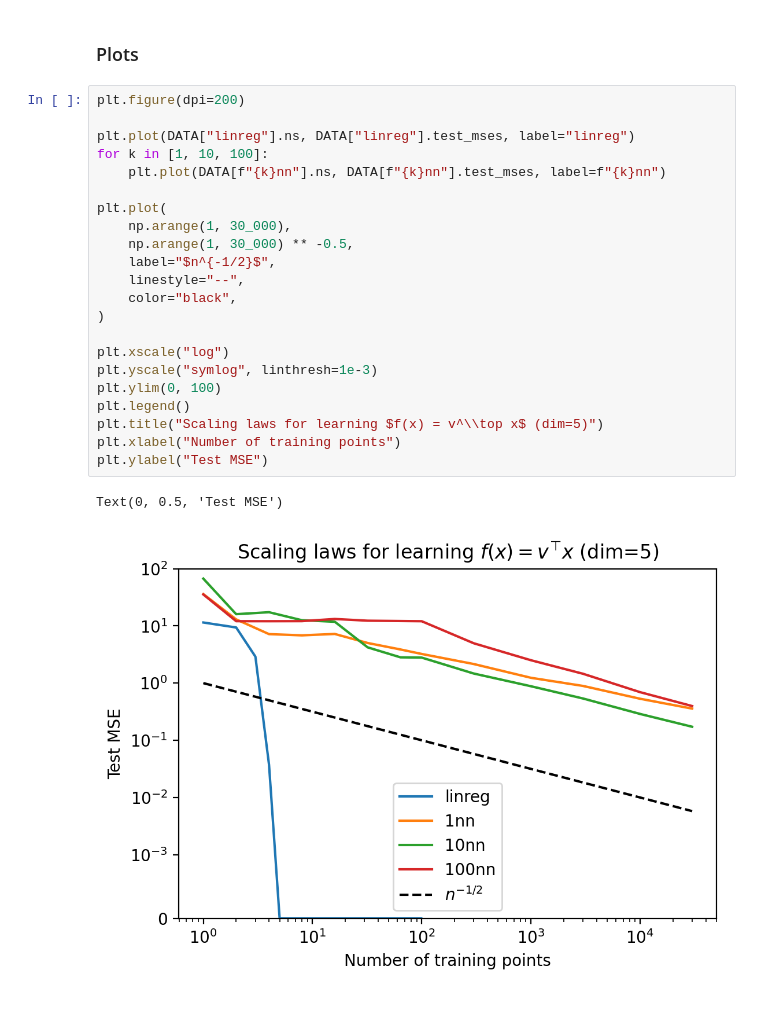
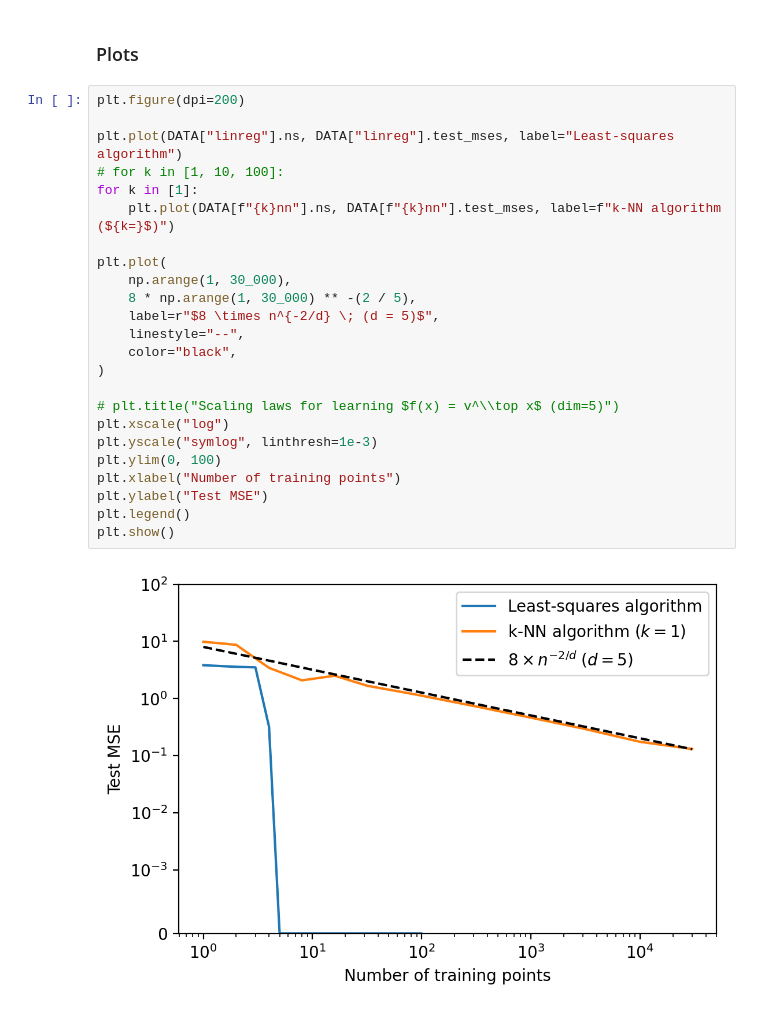
Before and after one commit to ed1d1a8d/scaling, a Jupyter notebook: notebooks/regression/lin-reg-vs-knn.ipynb, the cells around one changed output. Cells and saved outputs as stored; diff of their text form.

Commit message:
Improve lin-reg-vs-knn plot

```diff
--- a/notebooks/regression/lin-reg-vs-knn.ipynb
+++ b/notebooks/regression/lin-reg-vs-knn.ipynb
@@ -115,25 +115,26 @@ for k in [1, 10, 100]:
 # %%
 plt.figure(dpi=200)
 
-plt.plot(DATA["linreg"].ns, DATA["linreg"].test_mses, label="linreg")
-for k in [1, 10, 100]:
-    plt.plot(DATA[f"{k}nn"].ns, DATA[f"{k}nn"].test_mses, label=f"{k}nn")
+plt.plot(DATA["linreg"].ns, DATA["linreg"].test_mses, label="Least-squares algorithm")
+# for k in [1, 10, 100]:
+for k in [1]:
+    plt.plot(DATA[f"{k}nn"].ns, DATA[f"{k}nn"].test_mses, label=f"k-NN algorithm (${k=}$)")
 
 plt.plot(
     np.arange(1, 30_000),
-    np.arange(1, 30_000) ** -0.5,
-    label="$n^{-1/2}$",
+    8 * np.arange(1, 30_000) ** -(2 / 5),
+    label=r"$8 \times n^{-2/d} \; (d = 5)$",
     linestyle="--",
     color="black",
 )
 
+# plt.title("Scaling laws for learning $f(x) = v^\\top x$ (dim=5)")
 plt.xscale("log")
 plt.yscale("symlog", linthresh=1e-3)
 plt.ylim(0, 100)
-plt.legend()
-plt.title("Scaling laws for learning $f(x) = v^\\top x$ (dim=5)")
 plt.xlabel("Number of training points")
 plt.ylabel("Test MSE")
+plt.legend()
+plt.show()
 # %% [output]
-Text(0, 0.5, 'Test MSE')
-[figure, old version]
+[figure, new version]
```
Also changed, not shown: parts of 2 cells of this notebook.
